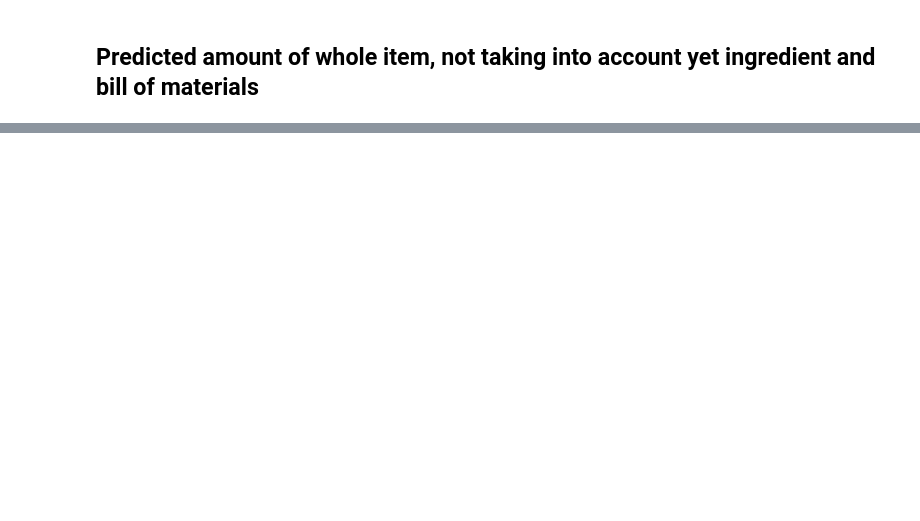
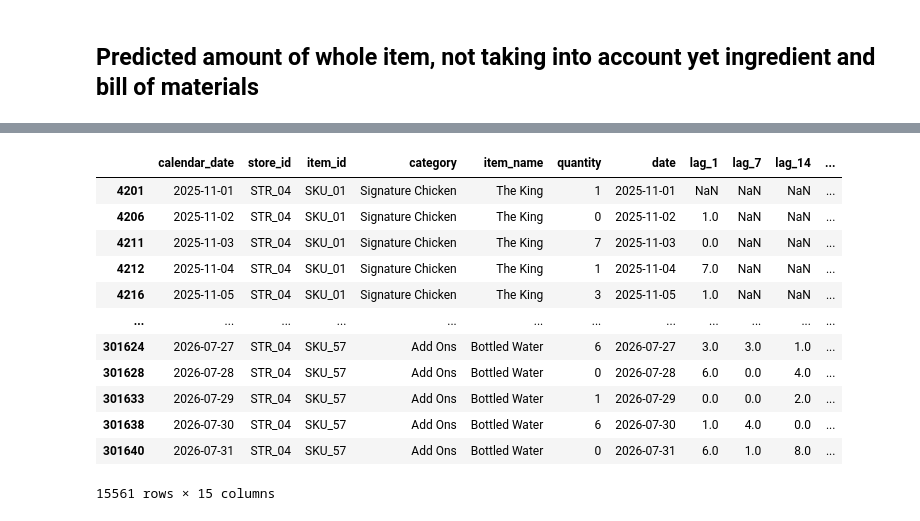
Before and after one commit to Reyal335/Monga-Sales-Forecasting-and-Analytics-App, a Jupyter notebook: ml/restaurant_demand_forecast_prototype.ipynb, the cells around one changed output, grey strips where cells are left out. Drawn from its saved outputs; the diff is of its cells as text; code cells hidden in the pictures; blank space fills up the shorter version.

```diff
--- a/ml/restaurant_demand_forecast_prototype.ipynb
+++ b/ml/restaurant_demand_forecast_prototype.ipynb
@@ -345,0 +384,16 @@ Predicted The King demand for STR_04: 320.44049750335404
+# %%
+df[df['store_id'] == 'STR_04']
+# %% [output]
+|  | calendar_date | store_id | item_id | category | item_name | quantity | date | lag_1 | lag_7 | lag_14 | ... |
+| 4201 | 2025-11-01 | STR_04 | SKU_01 | Signature Chicken | The King | 1 | 2025-11-01 | NaN | NaN | NaN | ... |
+| 4206 | 2025-11-02 | STR_04 | SKU_01 | Signature Chicken | The King | 0 | 2025-11-02 | 1.0 | NaN | NaN | ... |
+| 4211 | 2025-11-03 | STR_04 | SKU_01 | Signature Chicken | The King | 7 | 2025-11-03 | 0.0 | NaN | NaN | ... |
+| 4212 | 2025-11-04 | STR_04 | SKU_01 | Signature Chicken | The King | 1 | 2025-11-04 | 7.0 | NaN | NaN | ... |
+| 4216 | 2025-11-05 | STR_04 | SKU_01 | Signature Chicken | The King | 3 | 2025-11-05 | 1.0 | NaN | NaN | ... |
+| ... | ... | ... | ... | ... | ... | ... | ... | ... | ... | ... | ... |
+| 301624 | 2026-07-27 | STR_04 | SKU_57 | Add Ons | Bottled Water | 6 | 2026-07-27 | 3.0 | 3.0 | 1.0 | ... |
+| 301628 | 2026-07-28 | STR_04 | SKU_57 | Add Ons | Bottled Water | 0 | 2026-07-28 | 6.0 | 0.0 | 4.0 | ... |
+| 301633 | 2026-07-29 | STR_04 | SKU_57 | Add Ons | Bottled Water | 1 | 2026-07-29 | 0.0 | 0.0 | 2.0 | ... |
+| 301638 | 2026-07-30 | STR_04 | SKU_57 | Add Ons | Bottled Water | 6 | 2026-07-30 | 1.0 | 4.0 | 0.0 | ... |
+| 301640 | 2026-07-31 | STR_04 | SKU_57 | Add Ons | Bottled Water | 0 | 2026-07-31 | 6.0 | 1.0 | 8.0 | ... |
+15561 rows × 15 columns
```
Also changed, not shown: parts of 13 cells of this notebook, 4 other files.
